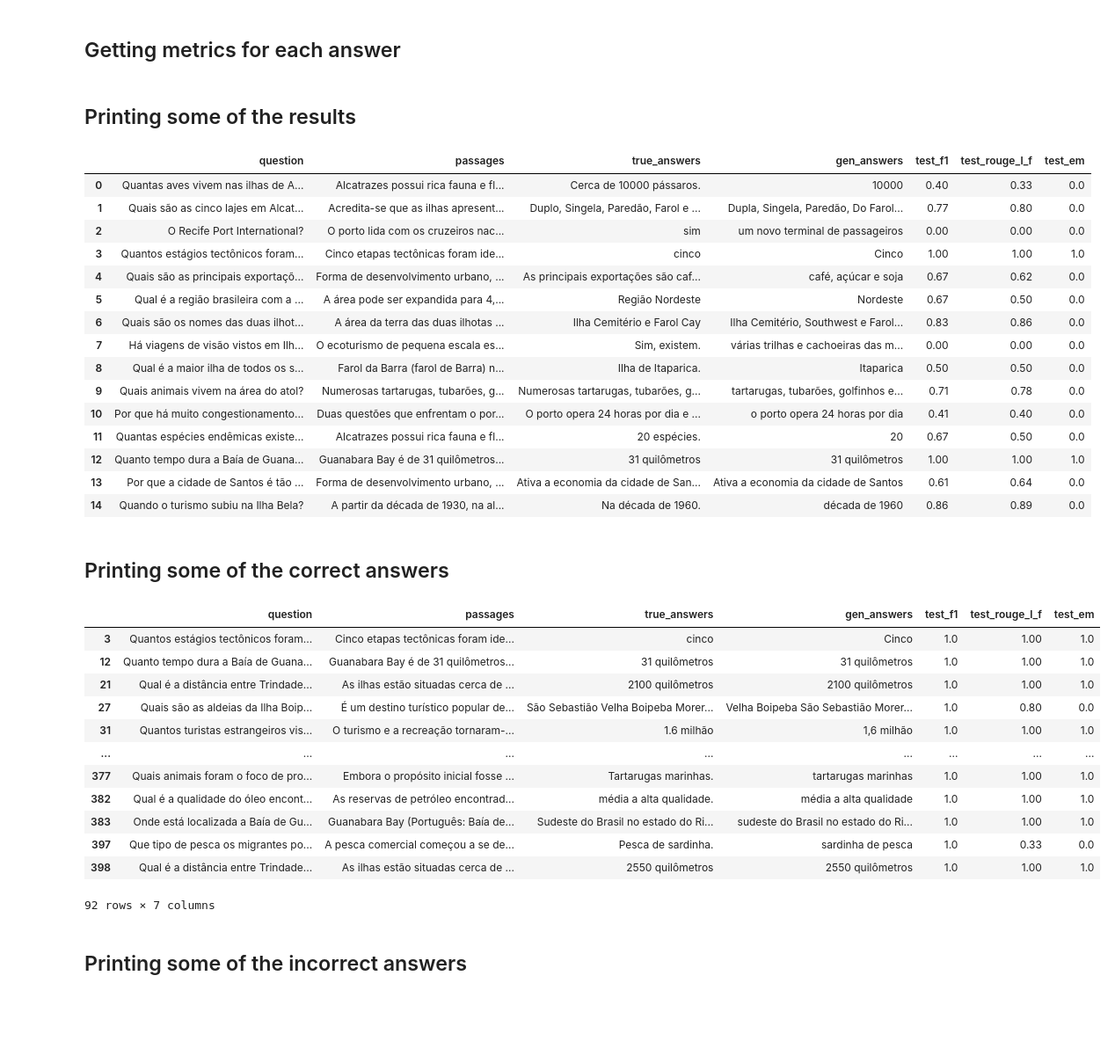
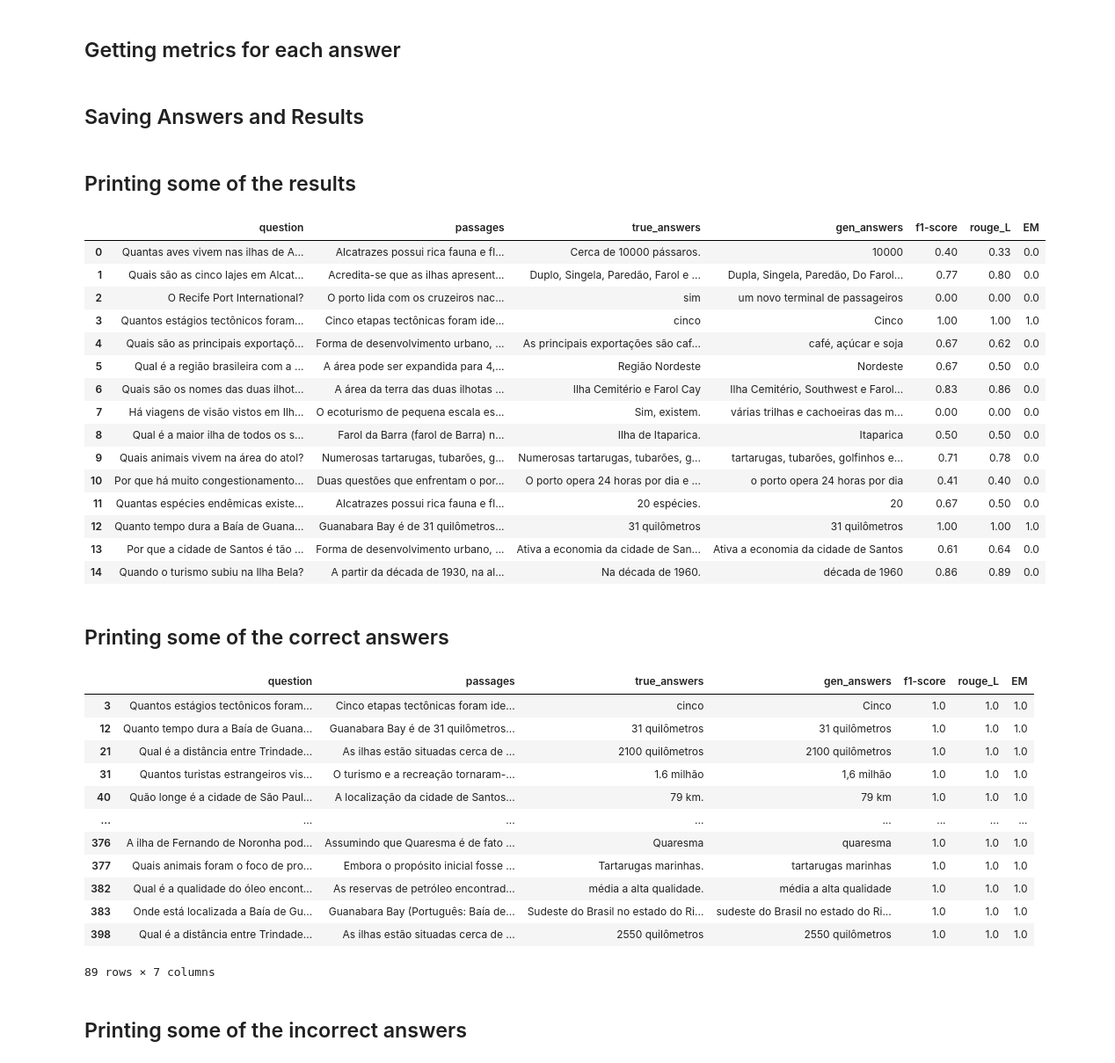
Before and after one commit to C4AI/blab-qa-viz, a Jupyter notebook: BERT_Performance_Evaluation_Blue_Amazon_QA.ipynb, the cells around one changed output. Shown at 88% size. Saved outputs shown, nothing was run; the diff lists cells and outputs as text; code cells hidden in the pictures; blank space fills up the shorter version.

```diff
--- a/BERT_Performance_Evaluation_Blue_Amazon_QA.ipynb
+++ b/BERT_Performance_Evaluation_Blue_Amazon_QA.ipynb
@@ -287,13 +289,15 @@ model_name = "test"
 for _, row in tqdm(df.iterrows()):
     # F1-score
     _, f1_score = scores('f1_score_qa', row['gen_answers'], row['true_answers'])
-    df.loc[df['question']==row['question'], '{}_f1'.format(model_name)] = round(f1_score[0], 2)
+    df.loc[df['question']==row['question'], 'f1-score'] = round(f1_score[0], 2)
 
     # Rouge
     _, rouge_l = scores('rouge_l_qa', row['gen_answers'], row['true_answers'])
     rouge_l_f = rouge_l
-    df.loc[df['question']==row['question'], '{}_rouge_l_f'.format(model_name)] = round(rouge_l_f, 2)
+    df.loc[df['question']==row['question'], 'rouge_L'] = round(rouge_l_f, 2)
 
     # Exact Match
     _, em = scores('em_qa', row['gen_answers'], row['true_answers'])
-    df.loc[df['question']==row['question'], '{}_em'.format(model_name)] = round(em, 2)
+    df.loc[df['question']==row['question'], 'EM'] = round(em, 2)
+# %% [markdown]
+## Saving Answers and Results
@@ -302,7 +308,7 @@ for _, row in tqdm(df.iterrows()):
 # %%
 df.head(15)
 # %% [output]
-|  | question | passages | true_answers | gen_answers | test_f1 | test_rouge_l_f | test_em |
+|  | question | passages | true_answers | gen_answers | f1-score | rouge_L | EM |
 | 0 | Quantas aves vivem nas ilhas de A... | Alcatrazes possui rica fauna e fl... | Cerca de 10000 pássaros. | 10000 | 0.40 | 0.33 | 0.0 |
 | 1 | Quais são as cinco lajes em Alcat... | Acredita-se que as ilhas apresent... | Duplo, Singela, Paredão, Farol e ... | Dupla, Singela, Paredão, Do Farol... | 0.77 | 0.80 | 0.0 |
 | 2 | O Recife Port International? | O porto lida com os cruzeiros nac... | sim | um novo terminal de passageiros | 0.00 | 0.00 | 0.0 |
@@ -321,21 +327,21 @@ df.head(15)
 # %% [markdown]
 ## Printing some of the correct answers
 # %%
-df.loc[df['test_f1']==1,:]
+df.loc[df['EM']==1,:]
 # %% [output]
-|  | question | passages | true_answers | gen_answers | test_f1 | test_rouge_l_f | test_em |
-| 3 | Quantos estágios tectônicos foram... | Cinco etapas tectônicas foram ide... | cinco | Cinco | 1.0 | 1.00 | 1.0 |
-| 12 | Quanto tempo dura a Baía de Guana... | Guanabara Bay é de 31 quilômetros... | 31 quilômetros | 31 quilômetros | 1.0 | 1.00 | 1.0 |
-| 21 | Qual é a distância entre Trindade... | As ilhas estão situadas cerca de ... | 2100 quilômetros | 2100 quilômetros | 1.0 | 1.00 | 1.0 |
-| 27 | Quais são as aldeias da Ilha Boip... | É um destino turístico popular de... | São Sebastião Velha Boipeba Morer... | Velha Boipeba São Sebastião Morer... | 1.0 | 0.80 | 0.0 |
-| 31 | Quantos turistas estrangeiros vis... | O turismo e a recreação tornaram-... | 1.6 milhão | 1,6 milhão | 1.0 | 1.00 | 1.0 |
+|  | question | passages | true_answers | gen_answers | f1-score | rouge_L | EM |
+| 3 | Quantos estágios tectônicos foram... | Cinco etapas tectônicas foram ide... | cinco | Cinco | 1.0 | 1.0 | 1.0 |
+| 12 | Quanto tempo dura a Baía de Guana... | Guanabara Bay é de 31 quilômetros... | 31 quilômetros | 31 quilômetros | 1.0 | 1.0 | 1.0 |
+| 21 | Qual é a distância entre Trindade... | As ilhas estão situadas cerca de ... | 2100 quilômetros | 2100 quilômetros | 1.0 | 1.0 | 1.0 |
+| 31 | Quantos turistas estrangeiros vis... | O turismo e a recreação tornaram-... | 1.6 milhão | 1,6 milhão | 1.0 | 1.0 | 1.0 |
+| 40 | Quão longe é a cidade de São Paul... | A localização da cidade de Santos... | 79 km. | 79 km | 1.0 | 1.0 | 1.0 |
 | ... | ... | ... | ... | ... | ... | ... | ... |
-| 377 | Quais animais foram o foco de pro... | Embora o propósito inicial fosse ... | Tartarugas marinhas. | tartarugas marinhas | 1.0 | 1.00 | 1.0 |
-| 382 | Qual é a qualidade do óleo encont... | As reservas de petróleo encontrad... | média a alta qualidade. | média a alta qualidade | 1.0 | 1.00 | 1.0 |
-| 383 | Onde está localizada a Baía de Gu... | Guanabara Bay (Português: Baía de... | Sudeste do Brasil no estado do Ri... | sudeste do Brasil no estado do Ri... | 1.0 | 1.00 | 1.0 |
-| 397 | Que tipo de pesca os migrantes po... | A pesca comercial começou a se de... | Pesca de sardinha. | sardinha de pesca | 1.0 | 0.33 | 0.0 |
-| 398 | Qual é a distância entre Trindade... | As ilhas estão situadas cerca de ... | 2550 quilômetros | 2550 quilômetros | 1.0 | 1.00 | 1.0 |
+| 376 | A ilha de Fernando de Noronha pod... | Assumindo que Quaresma é de fato ... | Quaresma | quaresma | 1.0 | 1.0 | 1.0 |
+| 377 | Quais animais foram o foco de pro... | Embora o propósito inicial fosse ... | Tartarugas marinhas. | tartarugas marinhas | 1.0 | 1.0 | 1.0 |
+| 382 | Qual é a qualidade do óleo encont... | As reservas de petróleo encontrad... | média a alta qualidade. | média a alta qualidade | 1.0 | 1.0 | 1.0 |
+| 383 | Onde está localizada a Baía de Gu... | Guanabara Bay (Português: Baía de... | Sudeste do Brasil no estado do Ri... | sudeste do Brasil no estado do Ri... | 1.0 | 1.0 | 1.0 |
+| 398 | Qual é a distância entre Trindade... | As ilhas estão situadas cerca de ... | 2550 quilômetros | 2550 quilômetros | 1.0 | 1.0 | 1.0 |
-92 rows × 7 columns
+89 rows × 7 columns
 # %% [markdown]
 ## Printing some of the incorrect answers
 # %%
```
Also changed, not shown: parts of 6 cells of this notebook, 3 other files.
